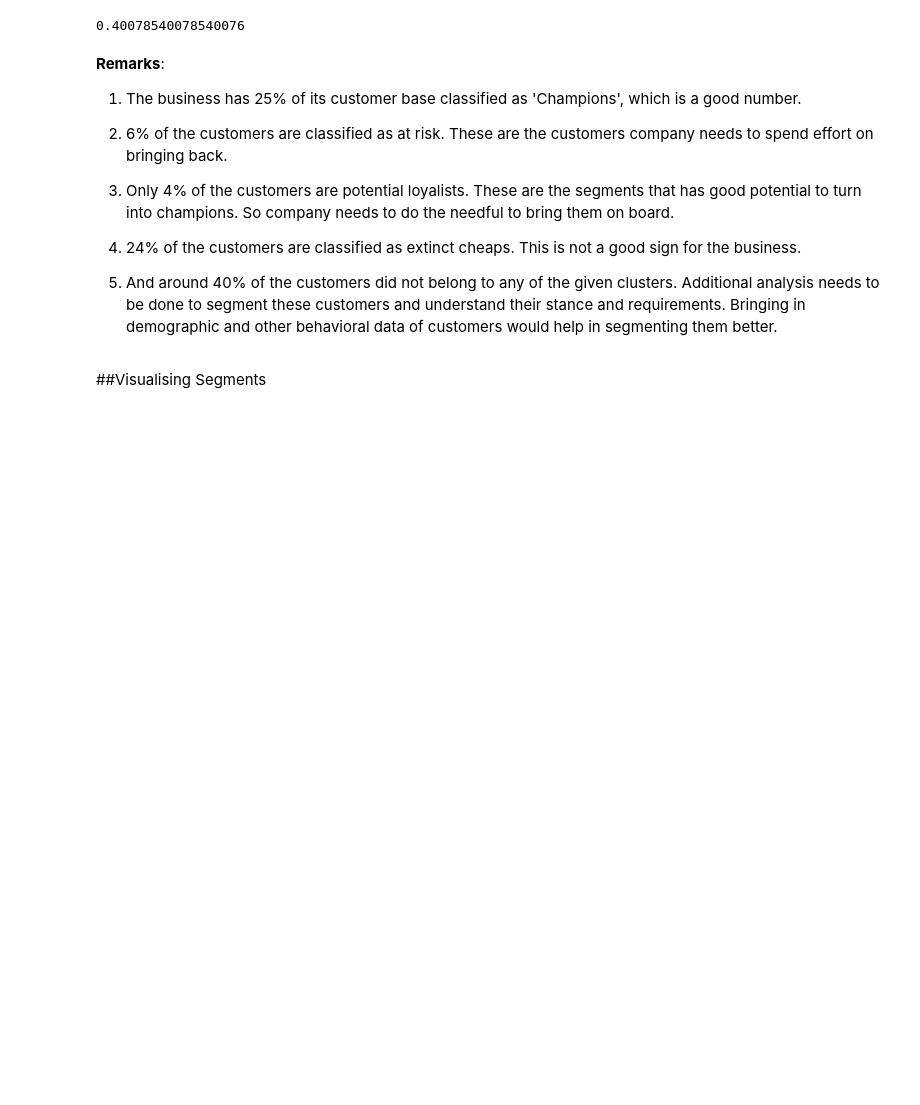
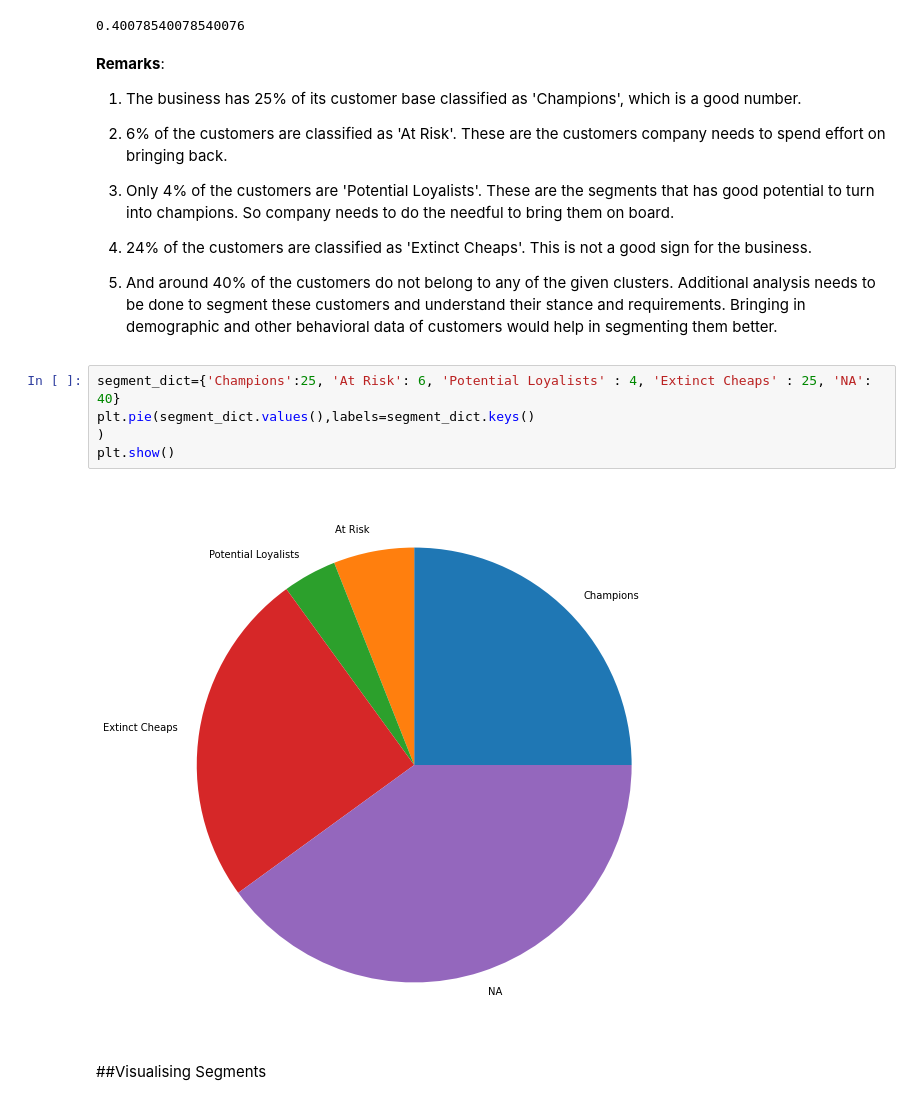
Before and after one commit to cpvivek/Onlie-Retail-Customer-Segmentation, a Jupyter notebook: Online_Retail_Customer_Segmentation__Vivek_CP_Capstone_Project.ipynb, the cells around one changed output. Drawn from its saved outputs; the diff is of its cells as text; blank space fills up the shorter version.

```diff
--- a/Online_Retail_Customer_Segmentation__Vivek_CP_Capstone_Project.ipynb
+++ b/Online_Retail_Customer_Segmentation__Vivek_CP_Capstone_Project.ipynb
@@ -599,13 +599,20 @@ Name: Segment, dtype: int64
 
 1. The business has 25% of its customer base classified as 'Champions', which is a good number.
 
-2. 6% of the customers are classified as at risk. These are the customers company needs to spend effort on bringing back.
+2. 6% of the customers are classified as 'At Risk'. These are the customers company needs to spend effort on bringing back.
 
-3. Only 4% of the customers are potential loyalists. These are the segments that has good potential to turn into champions. So company needs to do the needful to bring them on board.
+3. Only 4% of the customers are 'Potential Loyalists'. These are the segments that has good potential to turn into champions. So company needs to do the needful to bring them on board.
 
-4. 24% of the customers are classified as extinct cheaps. This is not a good sign for the business.
+4. 24% of the customers are classified as 'Extinct Cheaps'. This is not a good sign for the business.
 
-5. And around 40% of the customers did not belong to any of the given clusters. Additional analysis needs to be done to segment these customers and understand their stance and requirements. Bringing in demographic and other behavioral data of customers would help in segmenting them better.
+5. And around 40% of the customers do not belong to any of the given clusters. Additional analysis needs to be done to segment these customers and understand their stance and requirements. Bringing in demographic and other behavioral data of customers would help in segmenting them better.
+# %%
+segment_dict={'Champions':25, 'At Risk': 6, 'Potential Loyalists' : 4, 'Extinct Cheaps' : 25, 'NA': 40}
+plt.pie(segment_dict.values(),labels=segment_dict.keys()
+)
+plt.show()
+# %% [output]
+[figure, added]
 # %% [markdown]
 ##Visualising Segments
 # %% [markdown]
```
Also changed, not shown: parts of 7 cells of this notebook.
